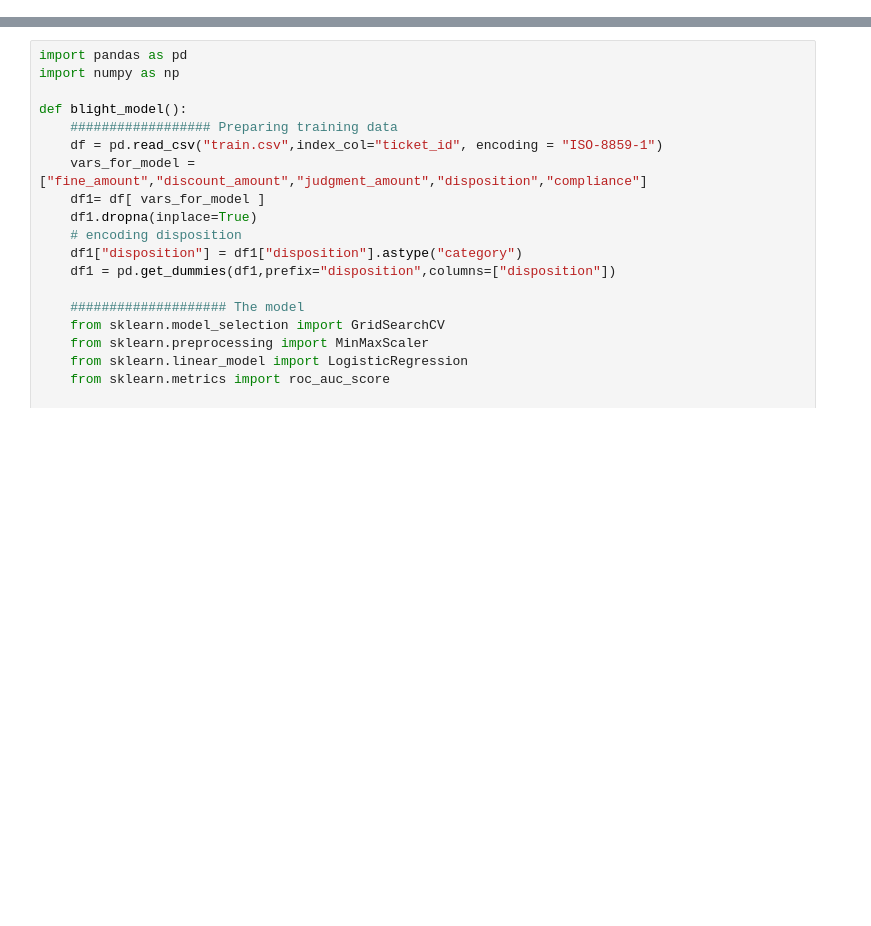
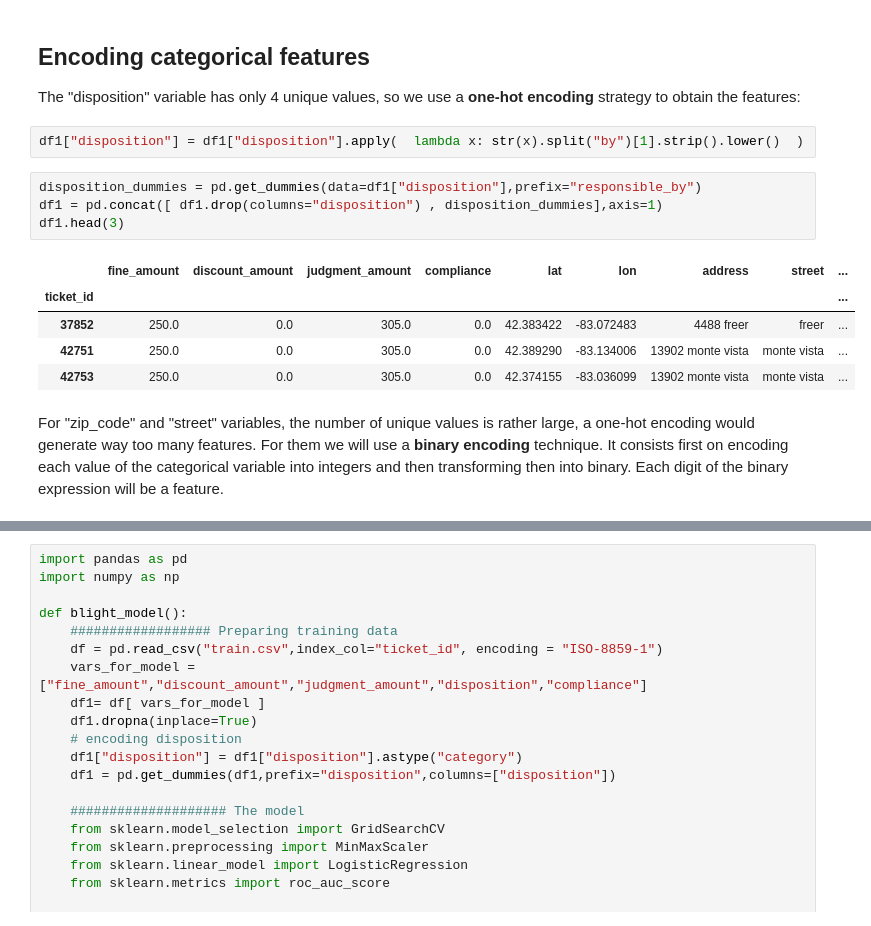
Before and after one commit to cesarliz10/predicting_property_fines_payment, a Jupyter notebook: 2_model_development.ipynb, the cells around one changed output, grey strips where cells are left out. Saved outputs shown, nothing was run; the diff lists cells and outputs as text; blank space fills up the shorter version.

```diff
--- a/2_model_development.ipynb
+++ b/2_model_development.ipynb
@@ -114,0 +111,18 @@ Example:
+# %% [markdown]
+## Encoding  categorical features
+
+The "disposition" variable has only 4 unique values, so we use a **one-hot encoding** strategy to obtain the features:
+# %%
+df1["disposition"] = df1["disposition"].apply(  lambda x: str(x).split("by")[1].strip().lower()  )
+# %%
+disposition_dummies = pd.get_dummies(data=df1["disposition"],prefix="responsible_by")
+df1 = pd.concat([ df1.drop(columns="disposition") , disposition_dummies],axis=1)
+df1.head(3)
+# %% [output]
+|  | fine_amount | discount_amount | judgment_amount | compliance | lat | lon | address | street | ... |
+| ticket_id |  |  |  |  |  |  |  |  | ... |
+| 37852 | 250.0 | 0.0 | 305.0 | 0.0 | 42.383422 | -83.072483 | 4488 freer | freer | ... |
+| 42751 | 250.0 | 0.0 | 305.0 | 0.0 | 42.389290 | -83.134006 | 13902 monte vista | monte vista | ... |
+| 42753 | 250.0 | 0.0 | 305.0 | 0.0 | 42.374155 | -83.036099 | 13902 monte vista | monte vista | ... |
+# %% [markdown]
+For  "zip_code" and "street" variables, the number of unique values is rather large, a one-hot encoding would generate way too many features. For them we will use a **binary encoding** technique. It consists first on encoding each value of the categorical variable into integers and then transforming then into binary. Each digit of the binary expression will be a feature.
```
Also changed, not shown: parts of 29 cells of this notebook, 1 other file.
